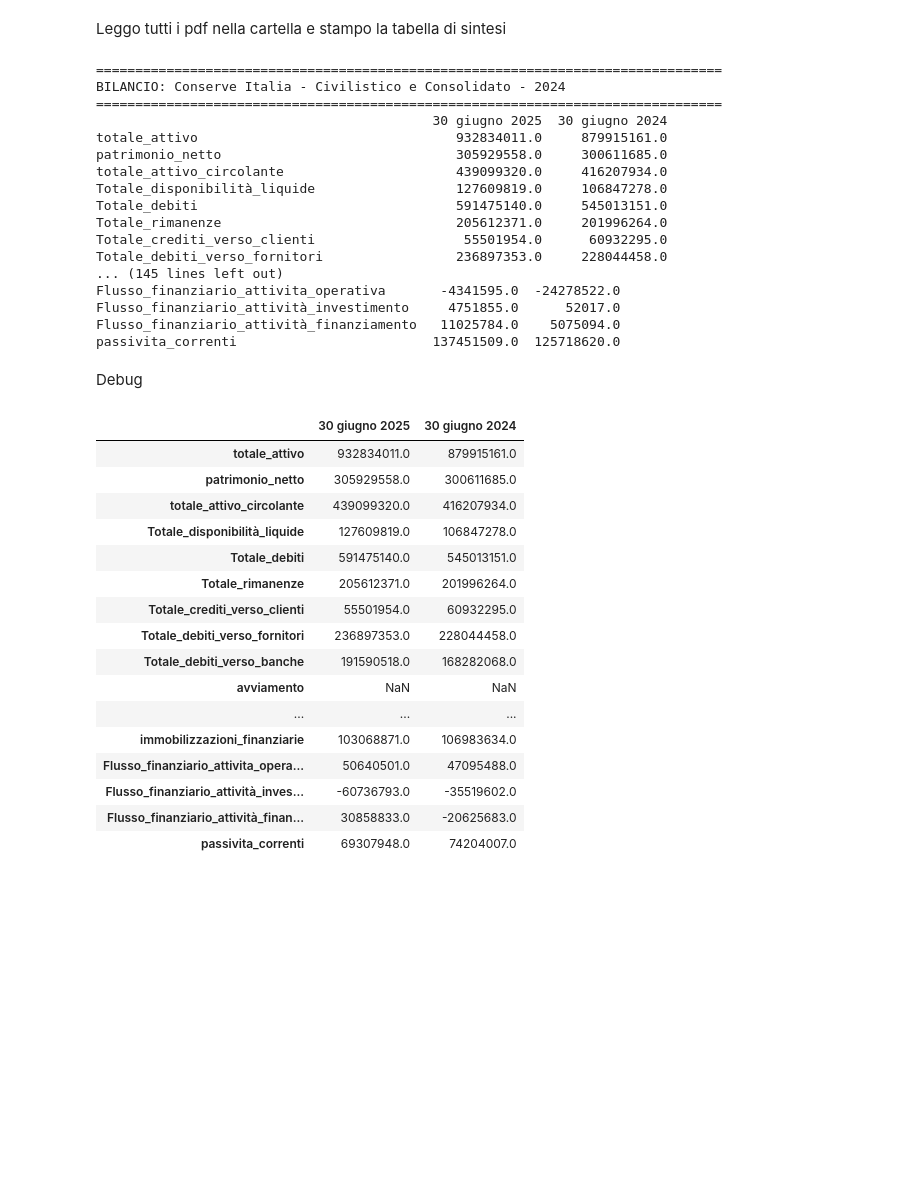
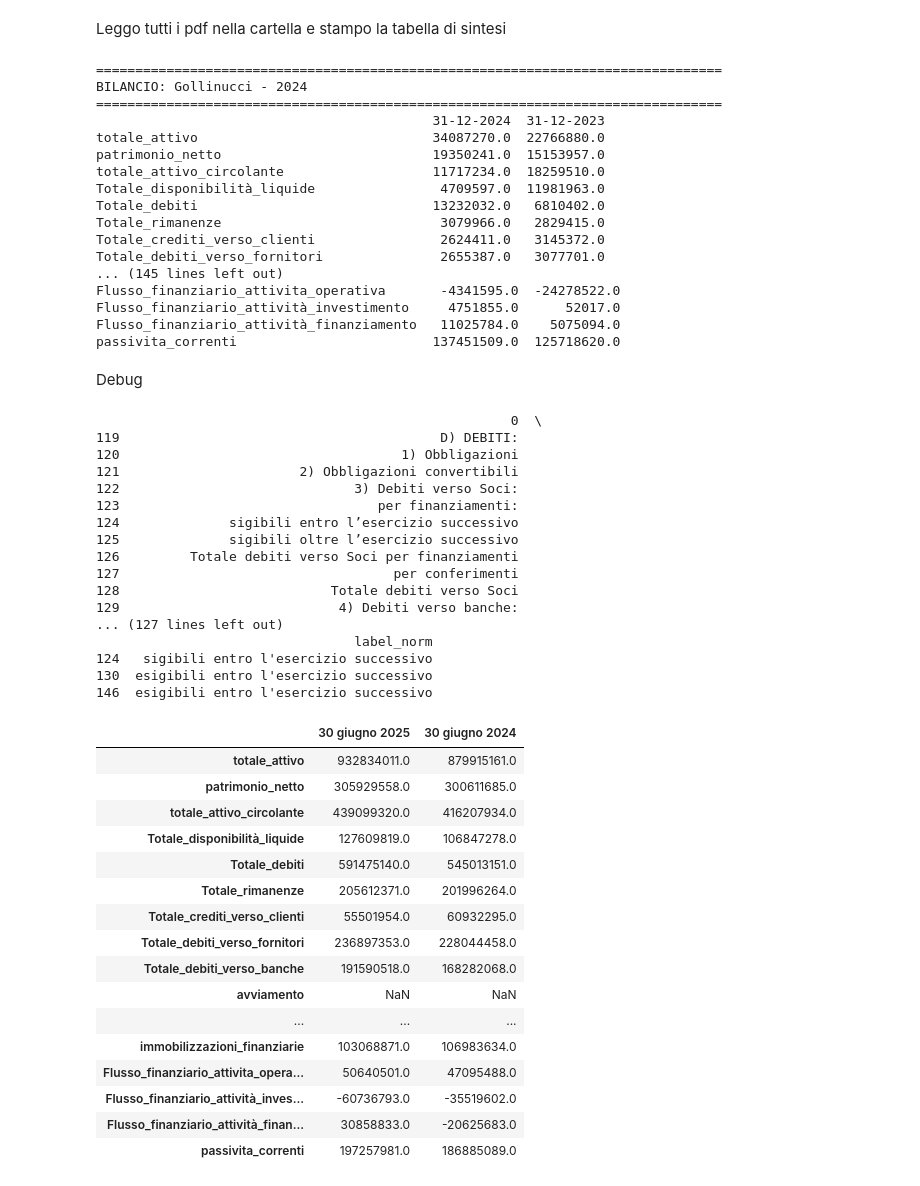
Before and after one commit to Nick97382000/Lettura_bilanci, a Jupyter notebook: Lettura bilanci.ipynb, the cells around one changed output. Saved outputs shown, nothing was run; the diff lists cells and outputs as text; code cells hidden in the pictures; blank space fills up the shorter version.

```diff
--- a/Lettura bilanci.ipynb
+++ b/Lettura bilanci.ipynb
@@ -365,7 +390,7 @@ for pdf_path in pdf_files:
     tabella = trova_tabella_bilancio(pdf_path)
 
     if tabella is not None:
-        summary[nome] = summary_tabella(tabella)
+        summary[nome] = summary_tabella(tabella, campi_bilancio)
 
 # stampa leggibile
 for nome, df in summary.items():
@@ -375,17 +400,17 @@ for nome, df in summary.items():
     print(df)
 # %% [output]
 ================================================================================
-BILANCIO: Conserve Italia - Civilistico e Consolidato - 2024
+BILANCIO: Gollinucci - 2024
 ================================================================================
-                                           30 giugno 2025  30 giugno 2024
-totale_attivo                                 932834011.0     879915161.0
-patrimonio_netto                              305929558.0     300611685.0
-totale_attivo_circolante                      439099320.0     416207934.0
-Totale_disponibilità_liquide                  127609819.0     106847278.0
-Totale_debiti                                 591475140.0     545013151.0
-Totale_rimanenze                              205612371.0     201996264.0
-Totale_crediti_verso_clienti                   55501954.0      60932295.0
-Totale_debiti_verso_fornitori                 236897353.0     228044458.0
+                                           31-12-2024  31-12-2023
+totale_attivo                              34087270.0  22766880.0
+patrimonio_netto                           19350241.0  15153957.0
+totale_attivo_circolante                   11717234.0  18259510.0
+Totale_disponibilità_liquide                4709597.0  11981963.0
+Totale_debiti                              13232032.0   6810402.0
+Totale_rimanenze                            3079966.0   2829415.0
+Totale_crediti_verso_clienti                2624411.0   3145372.0
+Totale_debiti_verso_fornitori               2655387.0   3077701.0
 ... (145 lines left out)
 Flusso_finanziario_attivita_operativa       -4341595.0  -24278522.0
 Flusso_finanziario_attività_investimento     4751855.0      52017.0
@@ -396,23 +421,41 @@ Debug
 # %%
 
 pdf_path= "Lettura_bilanci/deposito bilanci/Conserve Italia - Civilistico e Consolidato - 2024.pdf"
+#pdf_path= "Lettura_bilanci/deposito bilanci/Gollinucci - 2024.pdf"
 tabella = trova_tabella_bilancio(pdf_path)
-summary_tabella(tabella)
+summary_tabella(tabella, campi_bilancio)
 # %% [output]
+                                                     0  \
+119                                         D) DEBITI:
+120                                    1) Obbligazioni
+121                       2) Obbligazioni convertibili
+122                              3) Debiti verso Soci:
+123                                 per finanziamenti:
+124              sigibili entro l’esercizio successivo
+125              sigibili oltre l’esercizio successivo
+126         Totale debiti verso Soci per finanziamenti
+127                                   per conferimenti
+128                           Totale debiti verso Soci
+129                            4) Debiti verso banche:
+... (127 lines left out)
+                                 label_norm
+124   sigibili entro l'esercizio successivo
+130  esigibili entro l'esercizio successivo
+146  esigibili entro l'esercizio successivo
 |  | 30 giugno 2025 | 30 giugno 2024 |
 | totale_attivo | 932834011.0 | 879915161.0 |
 | patrimonio_netto | 305929558.0 | 300611685.0 |
 | totale_attivo_circolante | 439099320.0 | 416207934.0 |
 | Totale_disponibilità_liquide | 127609819.0 | 106847278.0 |
 | Totale_debiti | 591475140.0 | 545013151.0 |
 | Totale_rimanenze | 205612371.0 | 201996264.0 |
 | Totale_crediti_verso_clienti | 55501954.0 | 60932295.0 |
 | Totale_debiti_verso_fornitori | 236897353.0 | 228044458.0 |
 | Totale_debiti_verso_banche | 191590518.0 | 168282068.0 |
 | avviamento | NaN | NaN |
 | ... | ... | ... |
 | immobilizzazioni_finanziarie | 103068871.0 | 106983634.0 |
 | Flusso_finanziario_attivita_opera... | 50640501.0 | 47095488.0 |
 | Flusso_finanziario_attività_inves... | -60736793.0 | -35519602.0 |
 | Flusso_finanziario_attività_finan... | 30858833.0 | -20625683.0 |
-| passivita_correnti | 69307948.0 | 74204007.0 |
+| passivita_correnti | 197257981.0 | 186885089.0 |
```
Also changed, not shown: parts of 5 cells of this notebook.
